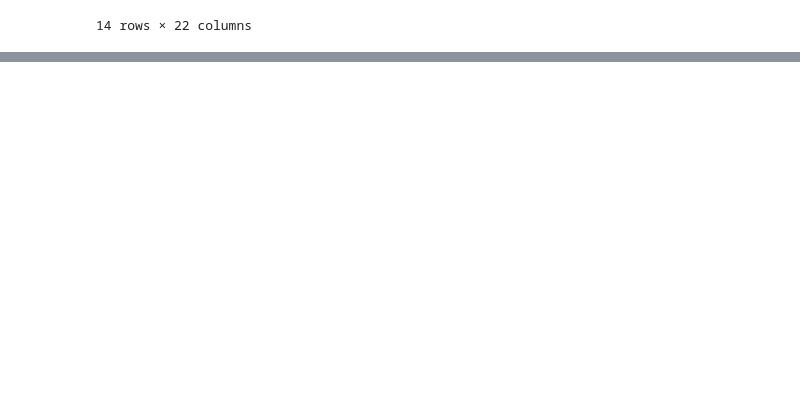
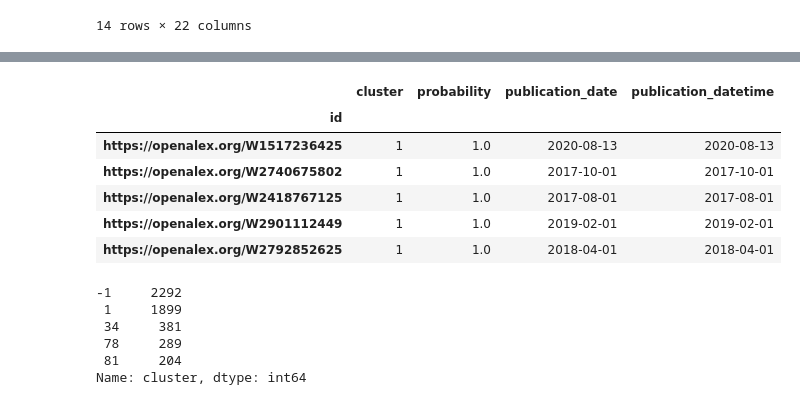
Before and after one commit to doolingdavidrs21/openalex-jamming-gpt4, a Jupyter notebook: update2d.ipynb, the cells around one changed output, grey strips where cells are left out. Cells and saved outputs as stored; diff of their text form; code cells hidden in the pictures; blank space fills up the shorter version.

```diff
--- a/update2d.ipynb
+++ b/update2d.ipynb
@@ -1024,0 +1405,14 @@ dv
+# %%
+dftime = dfinfo[['cluster','probability','publication_date']].copy()
+# %%
+dftime['publication_datetime'] = pd.to_datetime(dftime['publication_date'])
+# %%
+dftime.head()
+# %% [output]
+|  | cluster | probability | publication_date | publication_datetime |
+| id |  |  |  |  |
+| https://openalex.org/W1517236425 | 1 | 1.0 | 2020-08-13 | 2020-08-13 |
+| https://openalex.org/W2740675802 | 1 | 1.0 | 2017-10-01 | 2017-10-01 |
+| https://openalex.org/W2418767125 | 1 | 1.0 | 2017-08-01 | 2017-08-01 |
+| https://openalex.org/W2901112449 | 1 | 1.0 | 2019-02-01 | 2019-02-01 |
+| https://openalex.org/W2792852625 | 1 | 1.0 | 2018-04-01 | 2018-04-01 |
@@ -1024,0 +1433,9 @@ dv
+# %%
+dfinfo.cluster.value_counts().head()
+# %% [output]
+-1     2292
+ 1     1899
+ 34     381
+ 78     289
+ 81     204
+Name: cluster, dtype: int64
```
Also changed, not shown: parts of 39 cells of this notebook.
